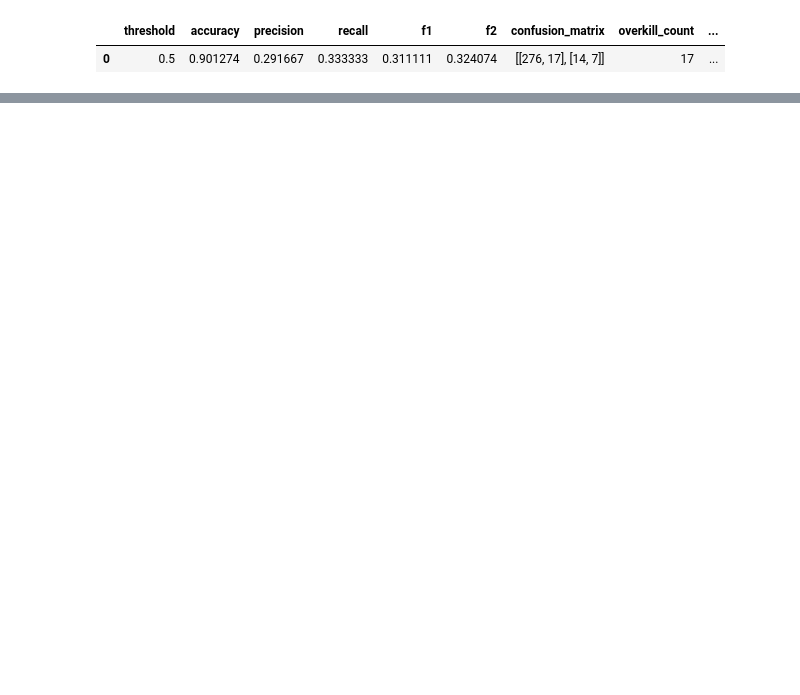
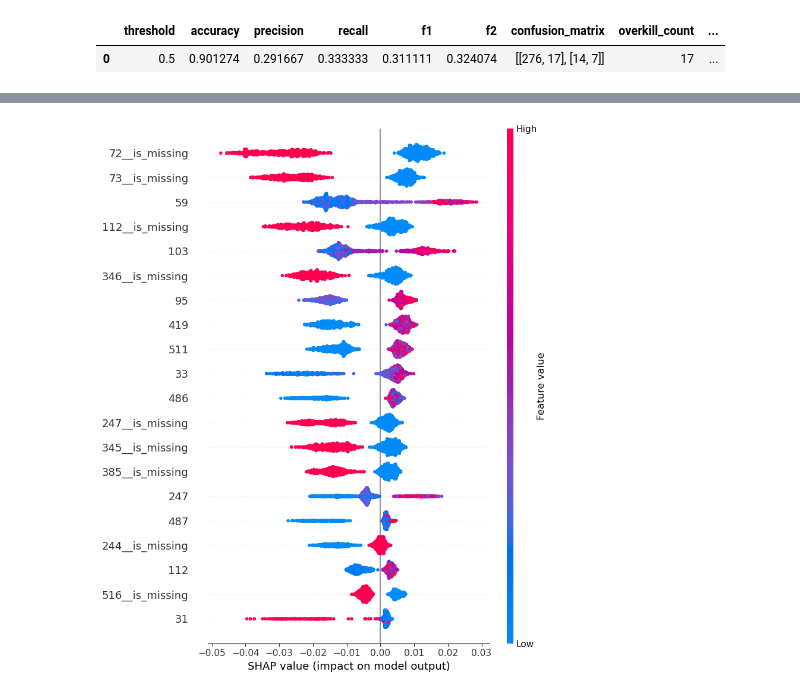
Before and after one commit to done0173/Anonymized-Semiconductor-Process-Data-Preprocessing-for-Defect-Screening-Model-Design-and-Validation, a Jupyter notebook: notebooks/04_Model_Optimization_and_Evaluation.ipynb, the cells around one changed output, grey strips where cells are left out. Saved outputs shown, nothing was run; the diff lists cells and outputs as text; code cells hidden in the pictures; blank space fills up the shorter version.

```diff
--- a/notebooks/04_Model_Optimization_and_Evaluation.ipynb
+++ b/notebooks/04_Model_Optimization_and_Evaluation.ipynb
@@ -1254,0 +1672,15 @@ rf_hy_test_result
+# %%
+explainer = shap.TreeExplainer(rf_model)
+
+shap_values = explainer.shap_values(
+    X_train_transformed
+)
+
+print(type(shap_values))
+
+if isinstance(shap_values, list):
+    print("Number of classes:", len(shap_values))
+    print("Class 0 shape:", shap_values[0].shape)
+    print("Class 1 shape:", shap_values[1].shape)
+else:
+    print("SHAP shape:", shap_values.shape)
@@ -1254,0 +1774,9 @@ rf_hy_test_result
+# %%
+shap.summary_plot(
+    shap_values_fail,
+    X_train_transformed,
+    feature_names=feature_names,
+    max_display=20
+)
+# %% [output]
+[figure, added]
```
Also changed, not shown: parts of 36 cells of this notebook, 9 other files.
